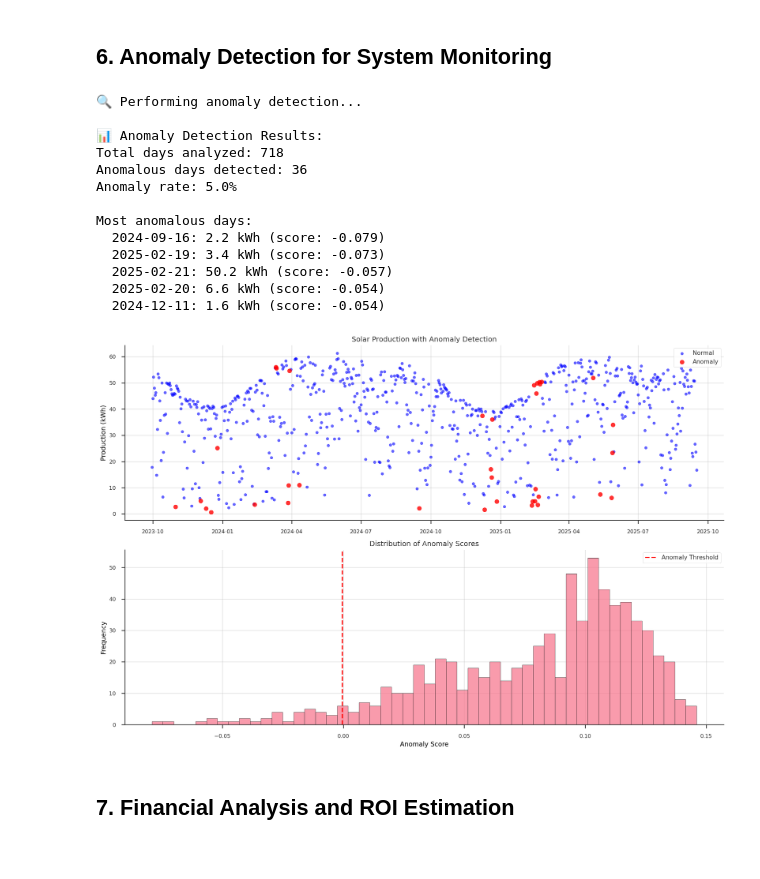
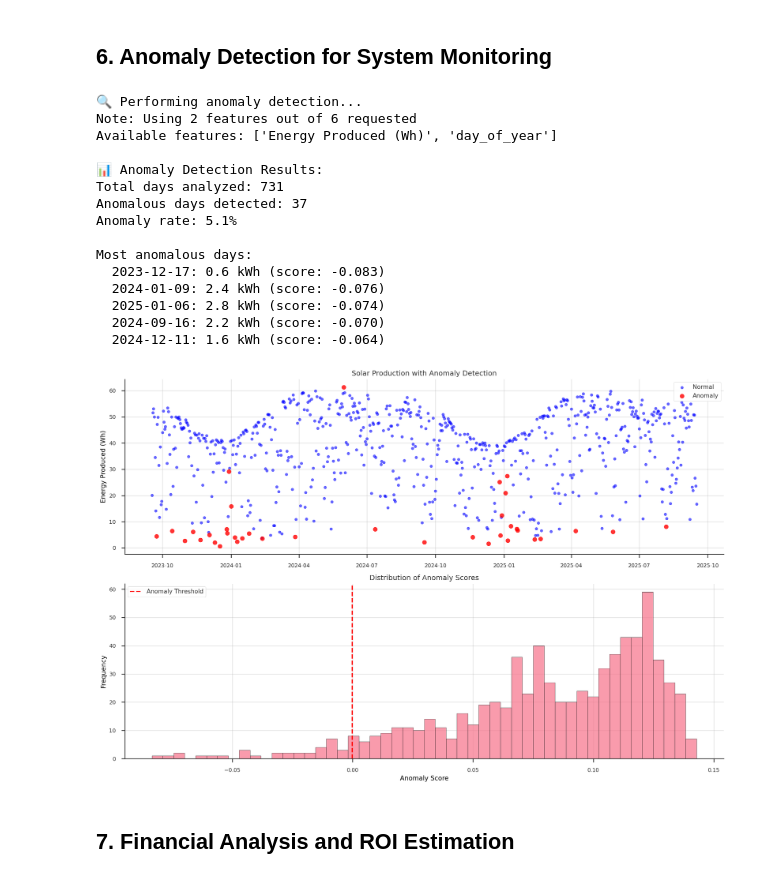
Before and after one commit to cwhaught/solar-analysis, a Jupyter notebook: notebooks/01c_baseline_ml_models.ipynb, the cells around one changed output. Saved outputs shown, nothing was run; the diff lists cells and outputs as text; code cells hidden in the pictures.

```diff
--- a/notebooks/01c_baseline_ml_models.ipynb
+++ b/notebooks/01c_baseline_ml_models.ipynb
@@ -420,9 +404,15 @@ print("✨ ML model evaluation dashboard created successfully!")
 # Anomaly detection using Isolation Forest
 print("🔍 Performing anomaly detection...")
 
-# Features for anomaly detection (exclude target variable)
-anomaly_features = ['Production (kWh)', 'day_of_year', 'rolling_mean_7d',
-                   'rolling_std_7d', 'production_volatility', 'relative_performance']
+# Features for anomaly detection (exclude target variable) - use dynamic column detection
+base_features = [production_col, 'day_of_year', 'rolling_mean_7d',
+                'rolling_std_7d', 'production_volatility', 'relative_performance']
+
+# Check which features actually exist in the dataset
+anomaly_features = [col for col in base_features if col in ml_data_clean.columns]
+if len(anomaly_features) < len(base_features):
+    print(f"Note: Using {len(anomaly_features)} features out of {len(base_features)} requested")
+    print(f"Available features: {anomaly_features}")
 
 # Prepare data for anomaly detection
 anomaly_data = ml_data_clean[anomaly_features].dropna()
@@ -454,51 +444,53 @@ if len(anomalous_days) > 0:
     print(f"\nMost anomalous days:")
     top_anomalies = anomalous_days.nsmallest(5, 'anomaly_score')
     for date, row in top_anomalies.iterrows():
-        print(f"  {date.strftime('%Y-%m-%d')}: {row['Production (kWh)']:.1f} kWh (score: {row['anomaly_score']:.3f})")
+        print(f"  {date.strftime('%Y-%m-%d')}: {row[production_col]:.1f} kWh (score: {row['anomaly_score']:.3f})")
 
 # Visualize anomalies
 fig, axes = plt.subplots(2, 1, figsize=(15, 10))
 
 # Production over time with anomalies highlighted
 normal_data = anomaly_results[~anomaly_results['anomaly']]
 anomaly_data_plot = anomaly_results[anomaly_results['anomaly']]
 
-axes[0].scatter(normal_data.index, normal_data['Production (kWh)'],
+axes[0].scatter(normal_data.index, normal_data[production_col],
                alpha=0.6, s=20, label='Normal', color='blue')
-axes[0].scatter(anomaly_data_plot.index, anomaly_data_plot['Production (kWh)'],
+axes[0].scatter(anomaly_data_plot.index, anomaly_data_plot[production_col],
                alpha=0.8, s=50, label='Anomaly', color='red')
-axes[0].set_ylabel('Production (kWh)')
+axes[0].set_ylabel(production_col)
 axes[0].set_title('Solar Production with Anomaly Detection')
 axes[0].legend()
 axes[0].grid(True, alpha=0.3)
 
 # Anomaly scores distribution
 axes[1].hist(anomaly_results['anomaly_score'], bins=50, alpha=0.7, edgecolor='black')
 axes[1].axvline(x=anomaly_results[anomaly_results['anomaly']]['anomaly_score'].max(),
                color='red', linestyle='--', label='Anomaly Threshold')
 axes[1].set_xlabel('Anomaly Score')
 axes[1].set_ylabel('Frequency')
 axes[1].set_title('Distribution of Anomaly Scores')
 axes[1].legend()
 axes[1].grid(True, alpha=0.3)
 
 plt.tight_layout()
 plt.show()
 # %% [output]
 🔍 Performing anomaly detection...
+Note: Using 2 features out of 6 requested
+Available features: ['Energy Produced (Wh)', 'day_of_year']
 
 📊 Anomaly Detection Results:
-Total days analyzed: 718
-Anomalous days detected: 36
-Anomaly rate: 5.0%
+Total days analyzed: 731
+Anomalous days detected: 37
+Anomaly rate: 5.1%
 
 Most anomalous days:
-  2024-09-16: 2.2 kWh (score: -0.079)
-  2025-02-19: 3.4 kWh (score: -0.073)
-  2025-02-21: 50.2 kWh (score: -0.057)
-  2025-02-20: 6.6 kWh (score: -0.054)
-  2024-12-11: 1.6 kWh (score: -0.054)
+  2023-12-17: 0.6 kWh (score: -0.083)
+  2024-01-09: 2.4 kWh (score: -0.076)
+  2025-01-06: 2.8 kWh (score: -0.074)
+  2024-09-16: 2.2 kWh (score: -0.070)
+  2024-12-11: 1.6 kWh (score: -0.064)
-[figure, old version]
+[figure, new version]
 # %% [markdown]
 ## 7. Financial Analysis and ROI Estimation
 # %%
```
Also changed, not shown: parts of 12 cells of this notebook, 11 other files.
